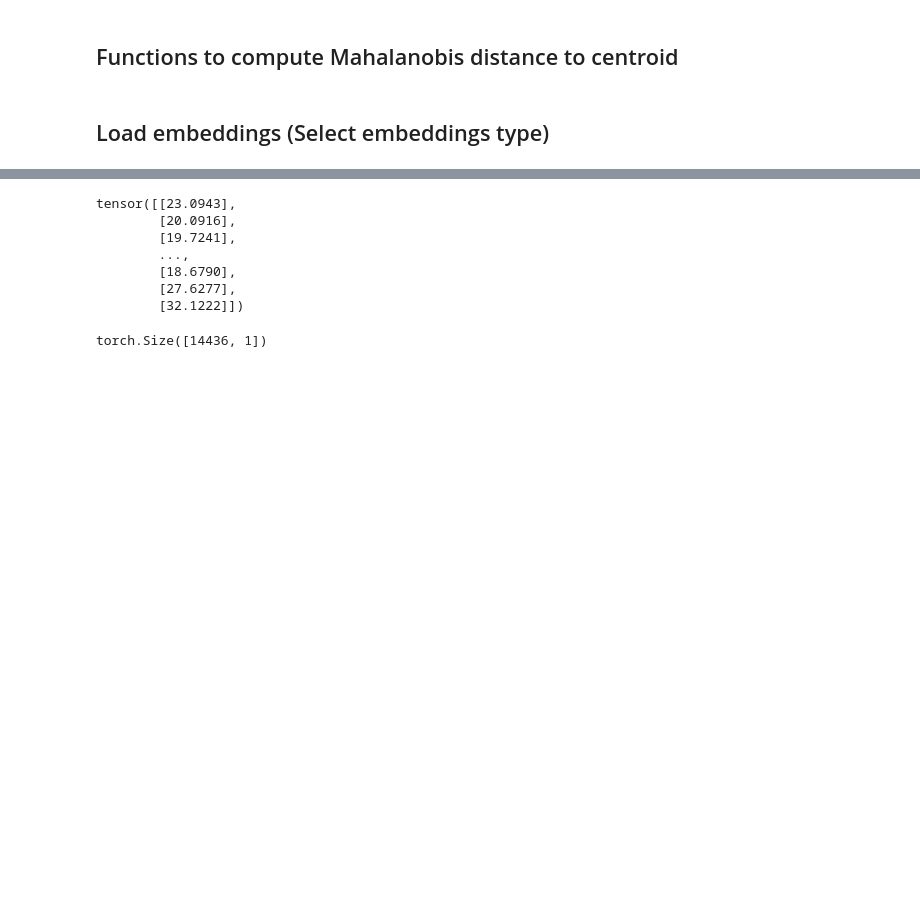
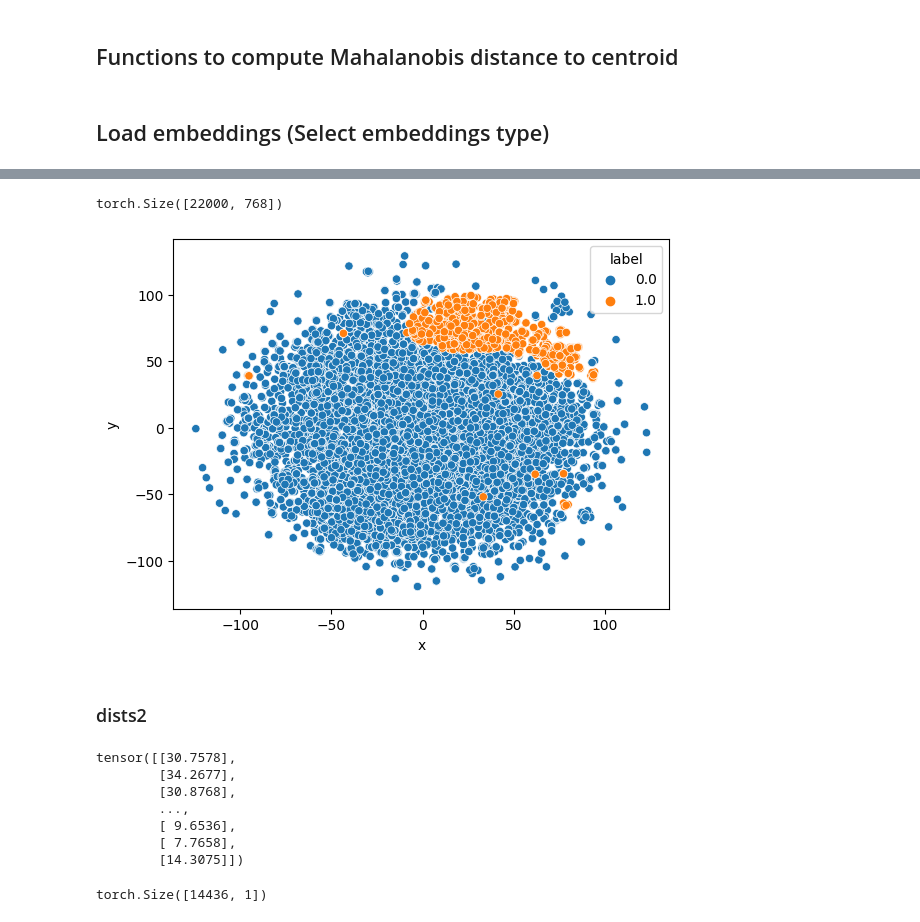
Before and after one commit to vladimirKarlov01/noise-in-abs-sum, a Jupyter notebook: noise-in-abs-sum.ipynb, the cells around one changed output, grey strips where cells are left out. Drawn from its saved outputs; the diff is of its cells as text; code cells hidden in the pictures; blank space fills up the shorter version.

```diff
--- a/noise-in-abs-sum.ipynb
+++ b/noise-in-abs-sum.ipynb
@@ -362,17 +428,53 @@ dists.shape
+# %%
+text_embeddings.shape
+# %% [output]
+torch.Size([22000, 768])
+# %%
+%%time
+
+from sklearn.manifold import TSNE
+X = text_embeddings
+X_embedded = TSNE(n_components=2, learning_rate='auto',
+                  init='random', perplexity=3).fit_transform(X)
+X_embedded.shape
+# %%
+objs = torch.cat([torch.Tensor(X_embedded[:9000]), torch.Tensor(X_embedded[-1000:])])
+objs.shape
+# %%
+labels = torch.cat([torch.zeros(9000), torch.ones(1000)])
+labels.shape
+# %%
+data_to_plot = pd.DataFrame()
+data_to_plot['x'] = objs[:,0]
+data_to_plot['y'] = objs[:,1]
+data_to_plot['label'] = labels
+# %%
+import seaborn as sns
+sns.scatterplot(data=data_to_plot, x='x', y='y', hue='label')
+plt.show()
+# %% [output]
+[figure, added]
+# %% [markdown]
+### dists2
 # %%
-centroids, centroids_mask = compute_centroids(train_features, train_labels)
-sigma_inv = compute_inv_covariance(centroids, train_features, train_labels)[0]
+train_features = text_embeddings
+train_labels = np.zeros(text_embeddings.shape[0])
+eval_features = text_embeddings
 
-dists1 = mahalanobis_distance_with_known_centroids_sigma_inv(centroids, centroids_mask, sigma_inv, eval_features)
+centroid = text_embeddings.mean(dim=0)
+sigma_inv = compute_inv_covariance(centroid.unsqueeze(0), text_embeddings, train_labels)[0]
+
+dists1 = mahalanobis_distance_with_known_centroids_sigma_inv(centroid.unsqueeze(0), None,
+                                                             sigma_inv, eval_features)
 dists1
 # %% [output]
-tensor([[23.0943],
-        [20.0916],
-        [19.7241],
+tensor([[30.7578],
+        [34.2677],
+        [30.8768],
         ...,
-        [18.6790],
-        [27.6277],
-        [32.1222]])
+        [ 9.6536],
+        [ 7.7658],
+        [14.3075]])
 # %%
 dists1.shape
 # %% [output]
```
Also changed, not shown: parts of 51 cells of this notebook, 2 other files.
